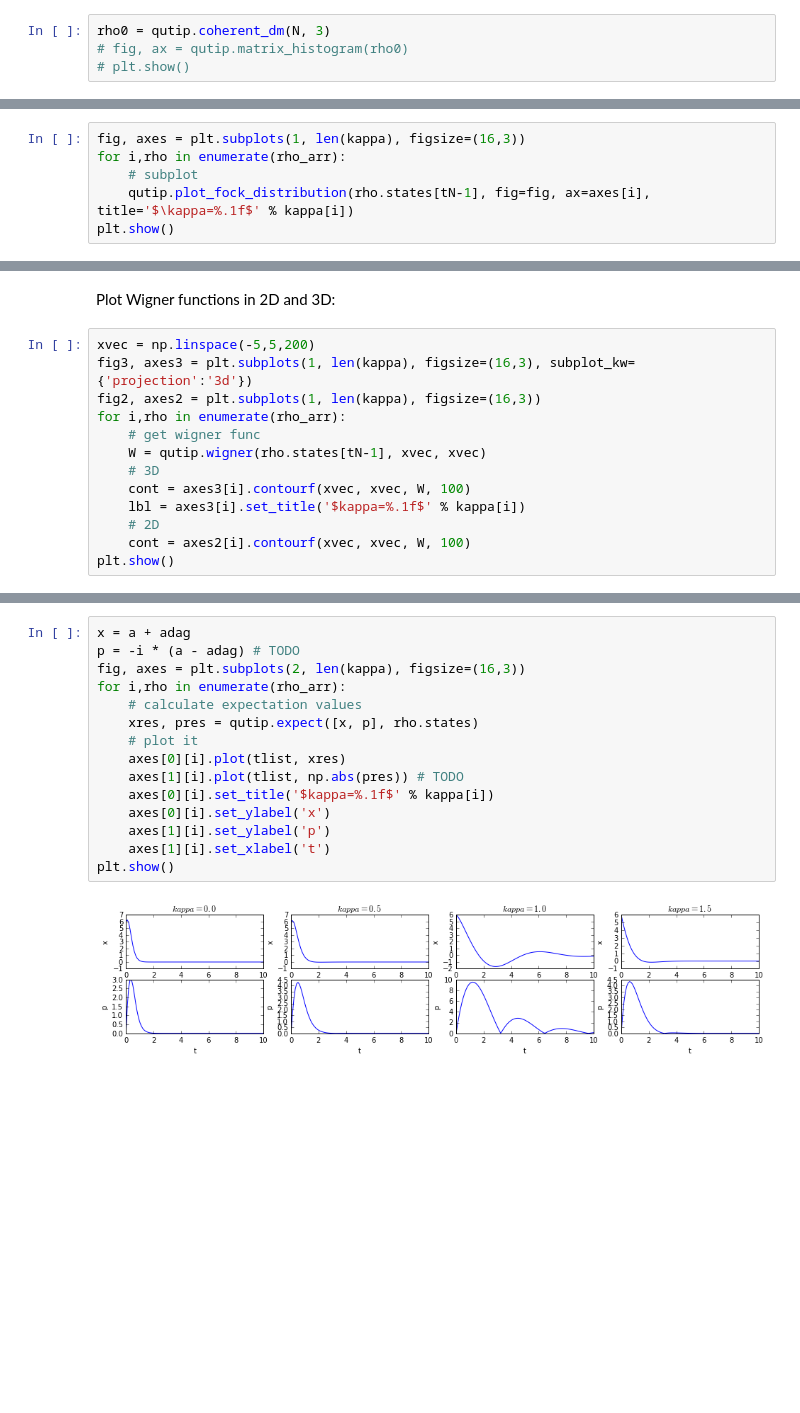
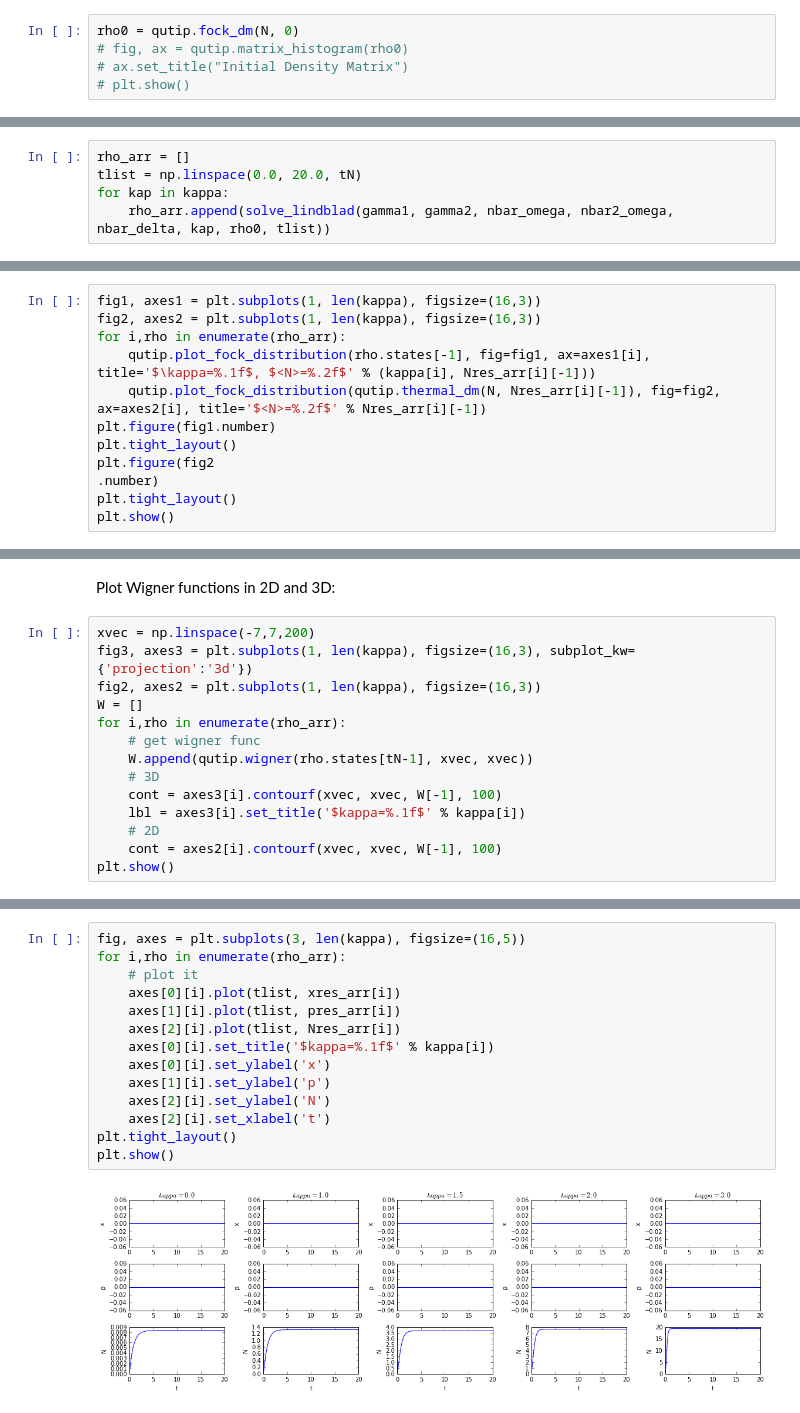
Before and after one commit to nadav-steiner/vdp-oscillator, a Jupyter notebook: VdP Oscillator Lindblad Solution.ipynb, the cells around one changed output, grey strips where cells are left out. Cells and saved outputs as stored; diff of their text form; blank space fills up the shorter version.

```diff
--- a/VdP Oscillator Lindblad Solution.ipynb
+++ b/VdP Oscillator Lindblad Solution.ipynb
@@ -51,4 +52,5 @@ Define the density matrix at time $t=0$ and plot it. Assume the system is in the
 # %%
-rho0 = qutip.coherent_dm(N, 3)
+rho0 = qutip.fock_dm(N, 0)
 # fig, ax = qutip.matrix_histogram(rho0)
+# ax.set_title("Initial Density Matrix")
 # plt.show()
@@ -69,0 +75,5 @@ for kap in kappa:
+# %%
+rho_arr = []
+tlist = np.linspace(0.0, 20.0, tN)
+for kap in kappa:
+    rho_arr.append(solve_lindblad(gamma1, gamma2, nbar_omega, nbar2_omega, nbar_delta, kap, rho0, tlist))
@@ -72,7 +134,13 @@ Plot fock states distribution:
 # %%
-fig, axes = plt.subplots(1, len(kappa), figsize=(16,3))
+fig1, axes1 = plt.subplots(1, len(kappa), figsize=(16,3))
+fig2, axes2 = plt.subplots(1, len(kappa), figsize=(16,3))
 for i,rho in enumerate(rho_arr):
-    # subplot
-    qutip.plot_fock_distribution(rho.states[tN-1], fig=fig, ax=axes[i], title='$\kappa=%.1f$' % kappa[i])
+    qutip.plot_fock_distribution(rho.states[-1], fig=fig1, ax=axes1[i], title='$\kappa=%.1f$, $<N>=%.2f$' % (kappa[i], Nres_arr[i][-1]))
+    qutip.plot_fock_distribution(qutip.thermal_dm(N, Nres_arr[i][-1]), fig=fig2, ax=axes2[i], title='$<N>=%.2f$' % Nres_arr[i][-1])
+plt.figure(fig1.number)
+plt.tight_layout()
+plt.figure(fig2
+.number)
+plt.tight_layout()
 plt.show()
 # %% [output]
@@ -80,16 +149,17 @@ plt.show()
 # %% [markdown]
 Plot Wigner functions in 2D and 3D:
 # %%
-xvec = np.linspace(-5,5,200)
+xvec = np.linspace(-7,7,200)
 fig3, axes3 = plt.subplots(1, len(kappa), figsize=(16,3), subplot_kw={'projection':'3d'})
 fig2, axes2 = plt.subplots(1, len(kappa), figsize=(16,3))
+W = []
 for i,rho in enumerate(rho_arr):
     # get wigner func
-    W = qutip.wigner(rho.states[tN-1], xvec, xvec)
+    W.append(qutip.wigner(rho.states[tN-1], xvec, xvec))
     # 3D
-    cont = axes3[i].contourf(xvec, xvec, W, 100)
+    cont = axes3[i].contourf(xvec, xvec, W[-1], 100)
     lbl = axes3[i].set_title('$kappa=%.1f$' % kappa[i])
     # 2D
-    cont = axes2[i].contourf(xvec, xvec, W, 100)
+    cont = axes2[i].contourf(xvec, xvec, W[-1], 100)
 plt.show()
 # %% [output]
@@ -100,17 +170,16 @@ Plot position and momenta expectation values as function of time:
 # %%
-x = a + adag
-p = -i * (a - adag) # TODO
-fig, axes = plt.subplots(2, len(kappa), figsize=(16,3))
+fig, axes = plt.subplots(3, len(kappa), figsize=(16,5))
 for i,rho in enumerate(rho_arr):
-    # calculate expectation values
-    xres, pres = qutip.expect([x, p], rho.states)
     # plot it
-    axes[0][i].plot(tlist, xres)
-    axes[1][i].plot(tlist, np.abs(pres)) # TODO
+    axes[0][i].plot(tlist, xres_arr[i])
+    axes[1][i].plot(tlist, pres_arr[i])
+    axes[2][i].plot(tlist, Nres_arr[i])
     axes[0][i].set_title('$kappa=%.1f$' % kappa[i])
     axes[0][i].set_ylabel('x')
     axes[1][i].set_ylabel('p')
-    axes[1][i].set_xlabel('t')
+    axes[2][i].set_ylabel('N')
+    axes[2][i].set_xlabel('t')
+plt.tight_layout()
 plt.show()
 # %% [output]
-[figure, old version]
+[figure, new version]
```
Also changed, not shown: parts of 30 cells of this notebook, 1 other file.
